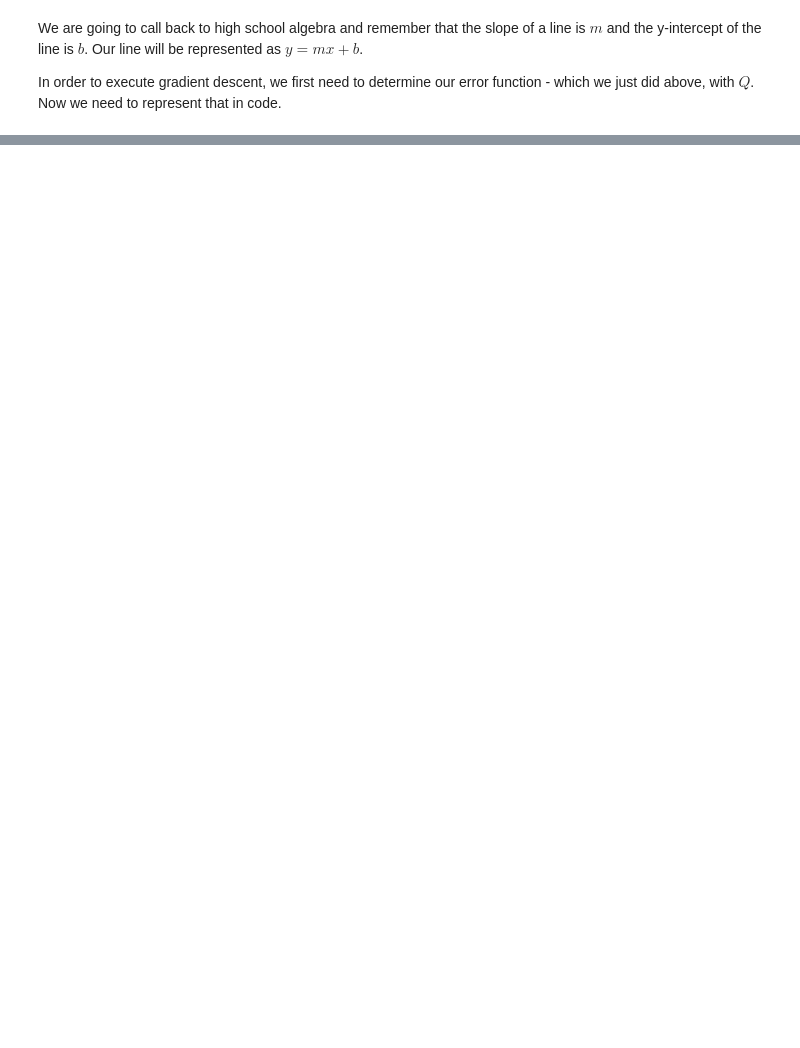
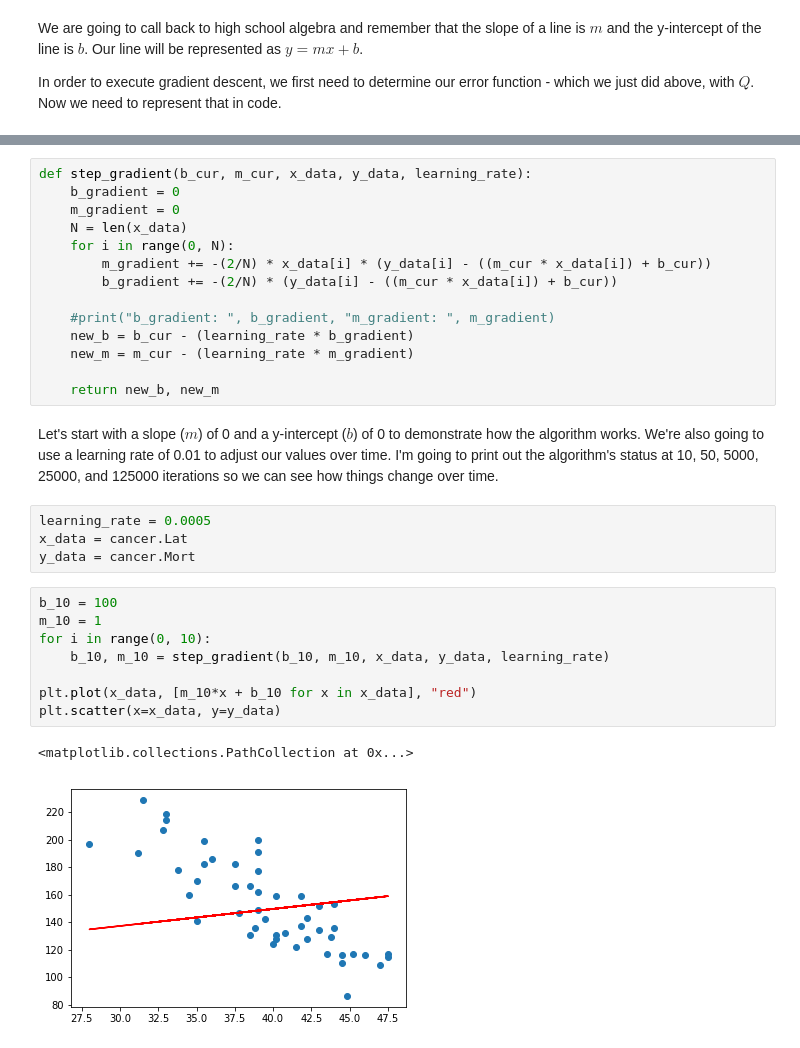
Before and after one commit to josephmosby/regression-methods, a Jupyter notebook: lesson-1/Linear Regression with Python.ipynb, the cells around one changed output, grey strips where cells are left out. Saved outputs shown, nothing was run; the diff lists cells and outputs as text; blank space fills up the shorter version.

```diff
--- a/lesson-1/Linear Regression with Python.ipynb
+++ b/lesson-1/Linear Regression with Python.ipynb
@@ -78,0 +114,31 @@ def compute_error(b, m, x_data, y_data):
+# %%
+def step_gradient(b_cur, m_cur, x_data, y_data, learning_rate):
+    b_gradient = 0
+    m_gradient = 0
+    N = len(x_data)
+    for i in range(0, N):
+        m_gradient += -(2/N) * x_data[i] * (y_data[i] - ((m_cur * x_data[i]) + b_cur))
+        b_gradient += -(2/N) * (y_data[i] - ((m_cur * x_data[i]) + b_cur))
+
+    #print("b_gradient: ", b_gradient, "m_gradient: ", m_gradient)
+    new_b = b_cur - (learning_rate * b_gradient)
+    new_m = m_cur - (learning_rate * m_gradient)
+
+    return new_b, new_m
+# %% [markdown]
+Let's start with a slope ($m$) of 0 and a y-intercept ($b$) of 0 to demonstrate how the algorithm works. We're also going to use a learning rate of 0.01 to adjust our values over time. I'm going to print out the algorithm's status at 10, 50, 5000, 25000, and 125000 iterations so we can see how things change over time.
+# %%
+learning_rate = 0.0005
+x_data = cancer.Lat
+y_data = cancer.Mort
+# %%
+b_10 = 100
+m_10 = 1
+for i in range(0, 10):
+    b_10, m_10 = step_gradient(b_10, m_10, x_data, y_data, learning_rate)
+
+plt.plot(x_data, [m_10*x + b_10 for x in x_data], "red")
+plt.scatter(x=x_data, y=y_data)
+# %% [output]
+<matplotlib.collections.PathCollection at 0x...>
+[figure, added]
```
Also changed, not shown: parts of 15 cells of this notebook.
